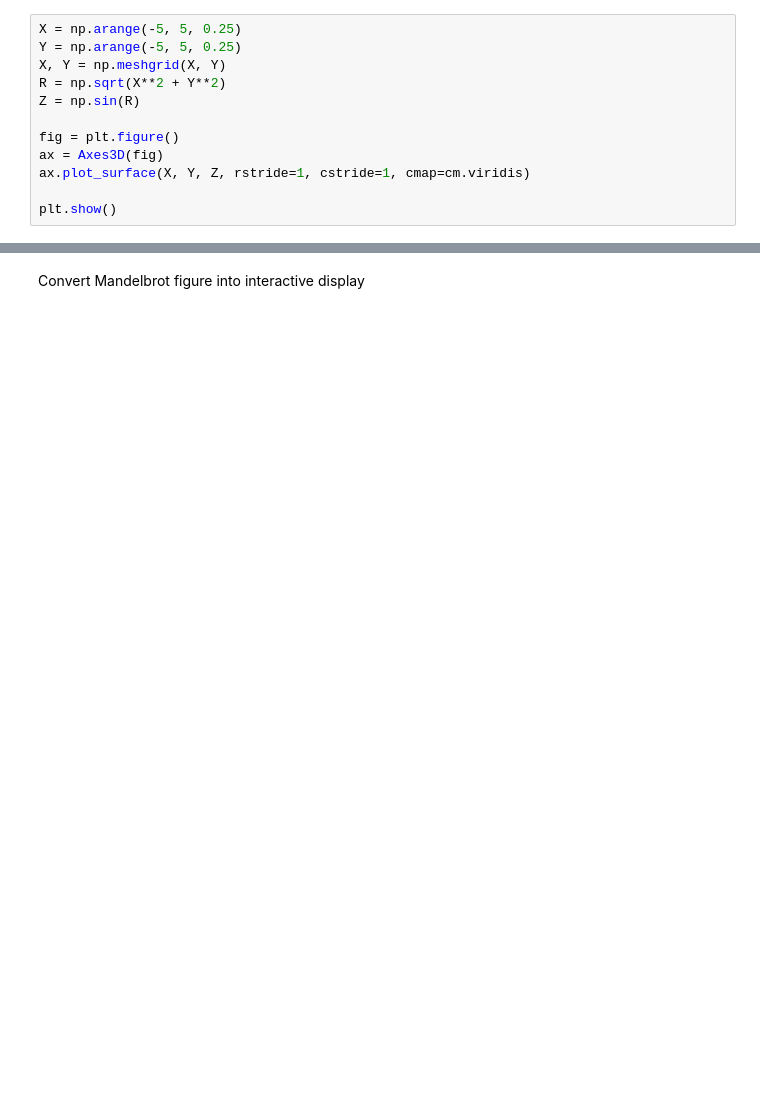
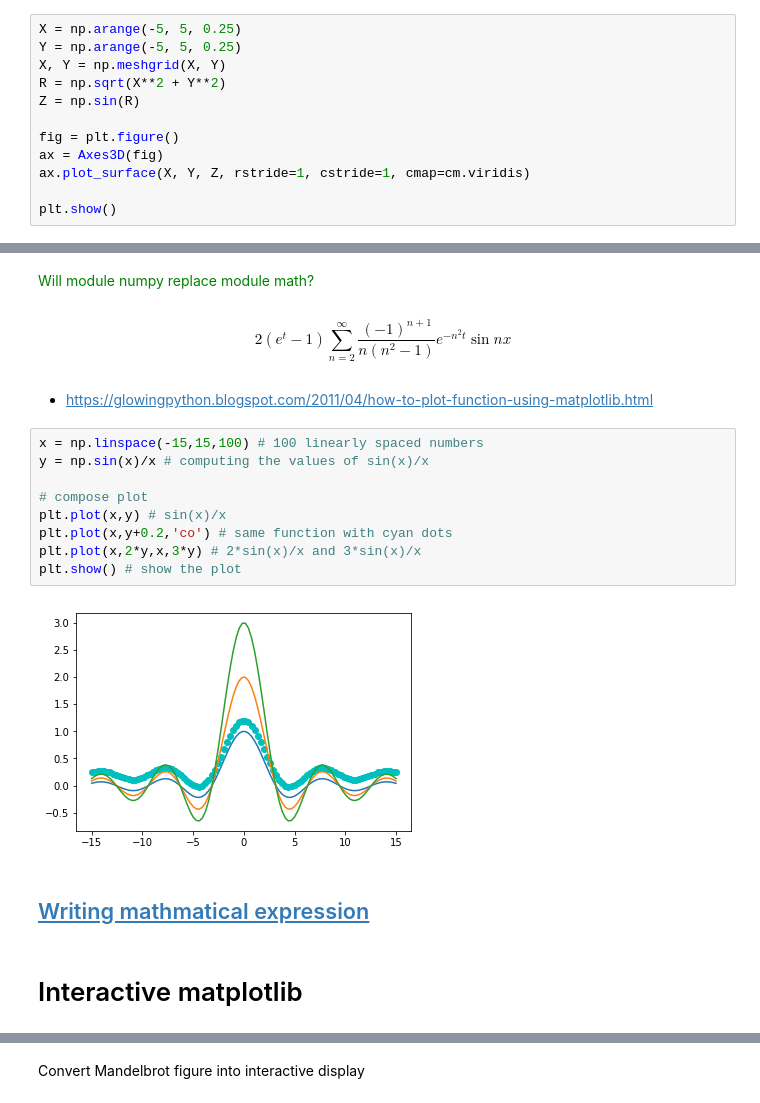
Before and after one commit to ComplicatedPhenomenon/IPython_training, a Jupyter notebook: DataVisualization/matplotlib.ipynb, the cells around one changed output, grey strips where cells are left out. Drawn from its saved outputs; the diff is of its cells as text; blank space fills up the shorter version.

Commit message:
:surfer: plot function, DV, stat

```diff
--- a/DataVisualization/matplotlib.ipynb
+++ b/DataVisualization/matplotlib.ipynb
@@ -34 +67,23 @@ plt.show()
+# %% [markdown]
+<span style="font-family:New York Times;font-size:1.2 em; color:green;">
+Will module numpy replace module math?
+# %% [markdown]
+$$2(e^t-1)\displaystyle\sum_{n = 2}^{\infty} \frac{(-1)^{n+1}}{n(n^2-1)}e^{-n^2t}\sin nx$$
+# %% [markdown]
+* https://glowingpython.blogspot.com/2011/04/how-to-plot-function-using-matplotlib.html
+# %%
+x = np.linspace(-15,15,100) # 100 linearly spaced numbers
+y = np.sin(x)/x # computing the values of sin(x)/x
+
+# compose plot
+plt.plot(x,y) # sin(x)/x
+plt.plot(x,y+0.2,'co') # same function with cyan dots
+plt.plot(x,2*y,x,3*y) # 2*sin(x)/x and 3*sin(x)/x
+plt.show() # show the plot
+# %% [output]
+[figure, added]
+# %% [markdown]
+## [Writing mathmatical expression](https://matplotlib.org/users/mathtext.html)
+# %% [markdown]
+# Interactive matplotlib
 # %% [markdown]
```
Also changed, not shown: parts of 17 cells of this notebook, 8 other files.
